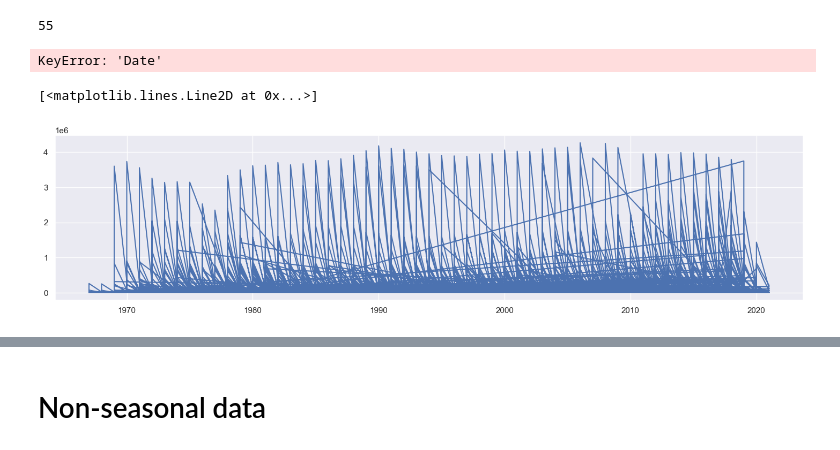
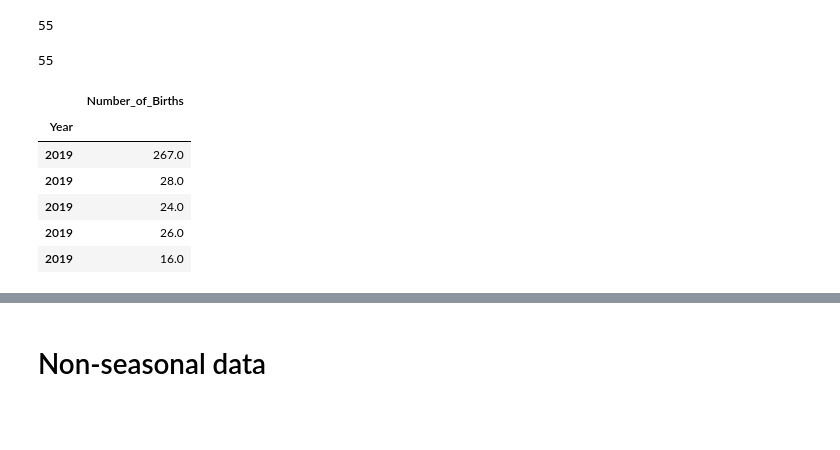
Before and after one commit to worldteacher-global/MA641_TIMESERIES_GROUPPROJECT, a Jupyter notebook: TS_.ipynb, the cells around one changed output, grey strips where cells are left out. Saved outputs shown, nothing was run; the diff lists cells and outputs as text; code cells hidden in the pictures; blank space fills up the shorter version.

```diff
--- a/TS_.ipynb
+++ b/TS_.ipynb
@@ -142,14 +128,8 @@ Year
 1971    39048.045553
 Name: Number_of_Births, dtype: float64
 55
-# %%
-s_df['Date']
-# %% [output]
-KeyError: 'Date'
-# %%
-# s_df.Year.value_counts()
-s_df[['Year','Number_of_Births']]
-plt.plot(s_df['Year'],s_df['Number_of_Births'])
-# %% [output]
-[<matplotlib.lines.Line2D at 0x...>]
-[figure, removed]
+# %%
+year_lbl =s_df['Year'].unique()
+print(len(year_lbl))
+# %% [output]
+55
@@ -155,0 +139,10 @@ plt.plot(s_df['Year'],s_df['Number_of_Births'])
+# %%
+sub_df.head()
+# %% [output]
+|  | Number_of_Births |
+| Year |  |
+| 2019 | 267.0 |
+| 2019 | 28.0 |
+| 2019 | 24.0 |
+| 2019 | 26.0 |
+| 2019 | 16.0 |
```
Also changed, not shown: parts of 5 cells of this notebook.
